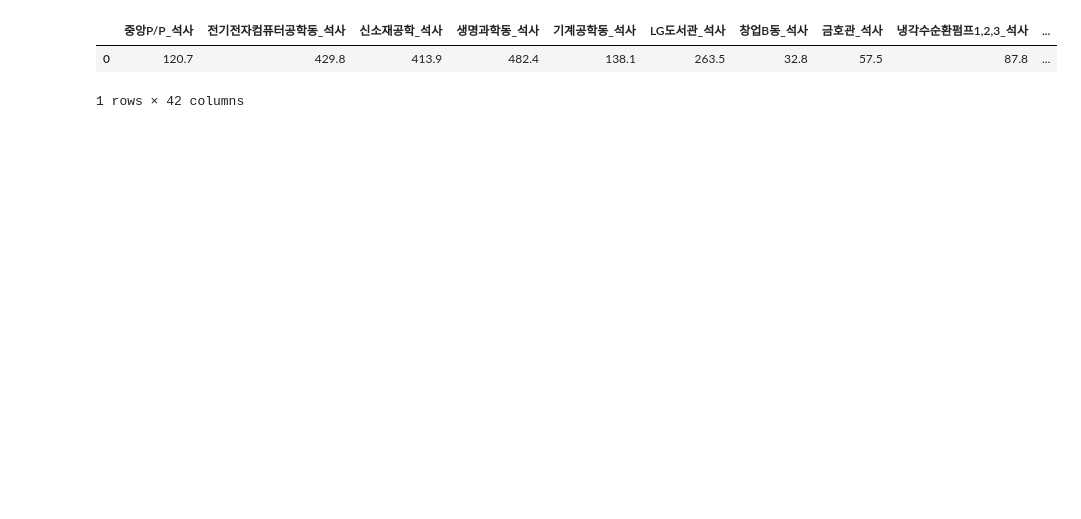
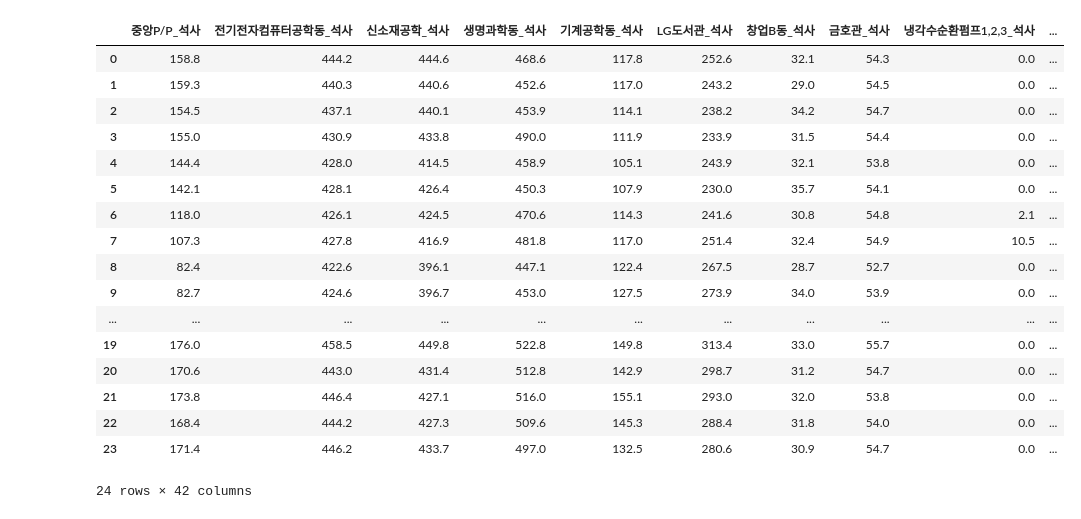
Before and after one commit to y00njaekim/GIST-Campus-EMS, a Jupyter notebook: gist_campus_ems.ipynb, the cells around one changed output. Drawn from its saved outputs; the diff is of its cells as text; code cells hidden in the pictures; blank space fills up the shorter version.

```diff
--- a/gist_campus_ems.ipynb
+++ b/gist_campus_ems.ipynb
@@ -9,10 +9,10 @@ from electrical_load.load_prediction_model import BuildingEnergyModel
 
 # * 모델 선언
 # * 랜덤 시드 값을 모델 간 동일하게 42로 설정
-# * 테스트 데이터 비율을 모델 간 동일하게 0.2로 설정
+# * 테스트 데이터 개수는 모델 간 동일하게 12 설정, 12/62 = 19.35%
 
 random_state = 42
-test_size = 0.2
+test_size = 12
 
 # * 기상 데이터 to 환경 감시 데이터 예측 모델
 env_pred_model = SolarPredictionModelExtended("./solar_power/merged_result.csv", random_state=random_state, test_size=test_size)
@@ -31,11 +31,18 @@ energy_pred_model = BuildingEnergyModel("./electrical_load/merged_data.csv", ran
 energy_pred_model.load_data()
 energy_pred_model.train_model()
 # %%
+
 # * 태양광 발전량 예측 모델에 입력할 정규화된 입력 데이터
+# * test_x 는 1시간 단위의 데이터
+# * test_date 는 예측할 시간의 날짜
+
 import numpy as np
 rand_int = np.random.randint(0, len(env_pred_model.X_test))
 
 test_x = env_pred_model.X_test.iloc[rand_int:rand_int+1, :]
+test_index = test_x.index[0]
+test_date = env_pred_model.data.loc[test_index, 'day']
+
 test_x
 # %% [output]
 |  | 강수확률 | 일최저기온 | 하늘상태 | 일최고기온 | 습도 | 풍향 | 풍속 | time |
@@ -42,0 +50,9 @@ test_x
+# %%
+
+# * 1시간 단위의 데이터와 같은 날짜의 데이터 24개를 합쳐 same_day_X_test 생성
+
+same_day_data = env_pred_model.data[env_pred_model.data['day'] == test_date]
+same_day_data_indexes = same_day_data.index
+same_day_X_test = env_pred_model.X_test.loc[env_pred_model.X_test.index.isin(same_day_data_indexes)]
+
+same_day_X_test
@@ -56,6 +118,7 @@ solar_pred_model.y_test.iloc[rand_int:rand_int+1, :]
 # %%
 # * 부하량 예측 모델에 입력할 정규화된 입력 데이터
-test_x = energy_pred_model.X_test.iloc[rand_int:rand_int+1, :]
-test_x
+
+same_day_X_test = energy_pred_model.X_test.loc[energy_pred_model.X_test.index.isin(same_day_data_indexes)]
+same_day_X_test
 # %% [output]
 |  | time | 1시간기온 | 1시간강수량 | 일최고기온 | 일최저기온 | weekday_Friday | weekday_Monday | weekday_Saturday | ... |
@@ -63,10 +141,26 @@ test_x
 # %%
 # * 예측한 전기 부하량
-res_load = energy_pred_model.predict(test_x)
+
+res_load = energy_pred_model.predict(same_day_X_test)
 res_load
 # %% [output]
 |  | 중앙P/P_석사 | 전기전자컴퓨터공학동_석사 | 신소재공학_석사 | 생명과학동_석사 | 기계공학동_석사 | LG도서관_석사 | 창업B동_석사 | 금호관_석사 | 냉각수순환펌프1,2,3_석사 | ... |
-| 0 | 120.7 | 429.8 | 413.9 | 482.4 | 138.1 | 263.5 | 32.8 | 57.5 | 87.8 | ... |
+| 0 | 158.8 | 444.2 | 444.6 | 468.6 | 117.8 | 252.6 | 32.1 | 54.3 | 0.0 | ... |
+| 1 | 159.3 | 440.3 | 440.6 | 452.6 | 117.0 | 243.2 | 29.0 | 54.5 | 0.0 | ... |
+| 2 | 154.5 | 437.1 | 440.1 | 453.9 | 114.1 | 238.2 | 34.2 | 54.7 | 0.0 | ... |
+| 3 | 155.0 | 430.9 | 433.8 | 490.0 | 111.9 | 233.9 | 31.5 | 54.4 | 0.0 | ... |
+| 4 | 144.4 | 428.0 | 414.5 | 458.9 | 105.1 | 243.9 | 32.1 | 53.8 | 0.0 | ... |
+| 5 | 142.1 | 428.1 | 426.4 | 450.3 | 107.9 | 230.0 | 35.7 | 54.1 | 0.0 | ... |
+| 6 | 118.0 | 426.1 | 424.5 | 470.6 | 114.3 | 241.6 | 30.8 | 54.8 | 2.1 | ... |
+| 7 | 107.3 | 427.8 | 416.9 | 481.8 | 117.0 | 251.4 | 32.4 | 54.9 | 10.5 | ... |
+| 8 | 82.4 | 422.6 | 396.1 | 447.1 | 122.4 | 267.5 | 28.7 | 52.7 | 0.0 | ... |
+| 9 | 82.7 | 424.6 | 396.7 | 453.0 | 127.5 | 273.9 | 34.0 | 53.9 | 0.0 | ... |
+| ... | ... | ... | ... | ... | ... | ... | ... | ... | ... | ... |
+| 19 | 176.0 | 458.5 | 449.8 | 522.8 | 149.8 | 313.4 | 33.0 | 55.7 | 0.0 | ... |
+| 20 | 170.6 | 443.0 | 431.4 | 512.8 | 142.9 | 298.7 | 31.2 | 54.7 | 0.0 | ... |
+| 21 | 173.8 | 446.4 | 427.1 | 516.0 | 155.1 | 293.0 | 32.0 | 53.8 | 0.0 | ... |
+| 22 | 168.4 | 444.2 | 427.3 | 509.6 | 145.3 | 288.4 | 31.8 | 54.0 | 0.0 | ... |
+| 23 | 171.4 | 446.2 | 433.7 | 497.0 | 132.5 | 280.6 | 30.9 | 54.7 | 0.0 | ... |
-1 rows × 42 columns
+24 rows × 42 columns
 # %%
 # * 실제 전기 부하량
```
Also changed, not shown: parts of 10 cells of this notebook.
